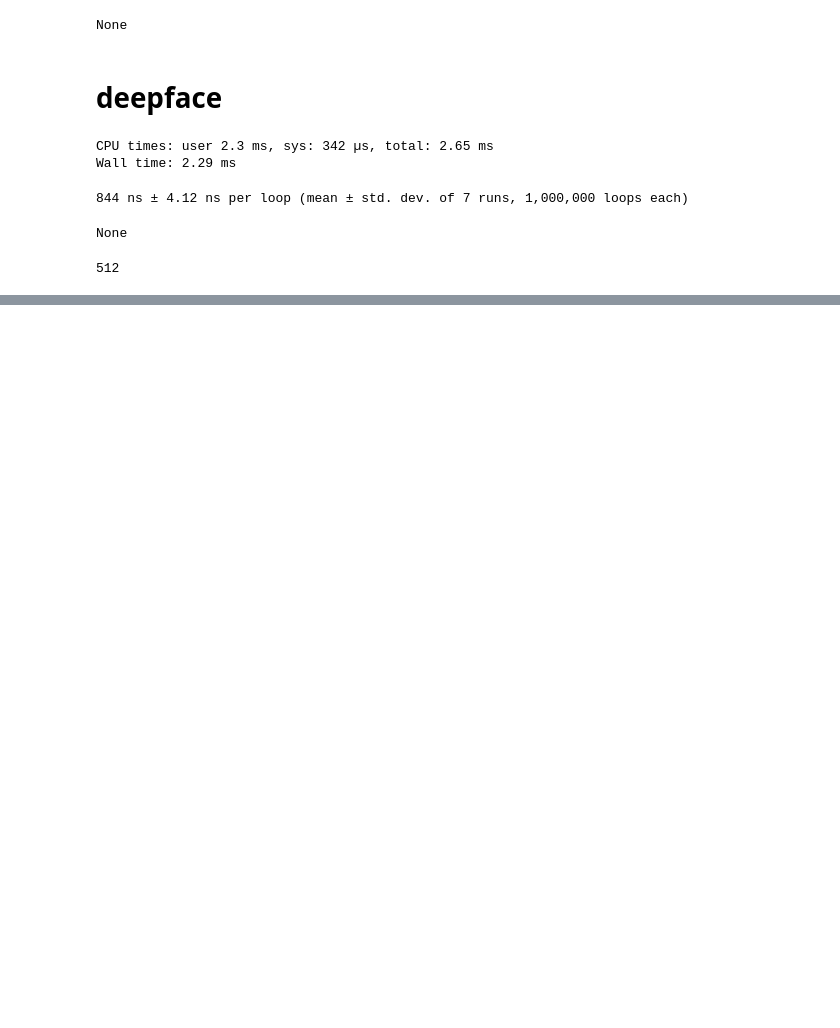
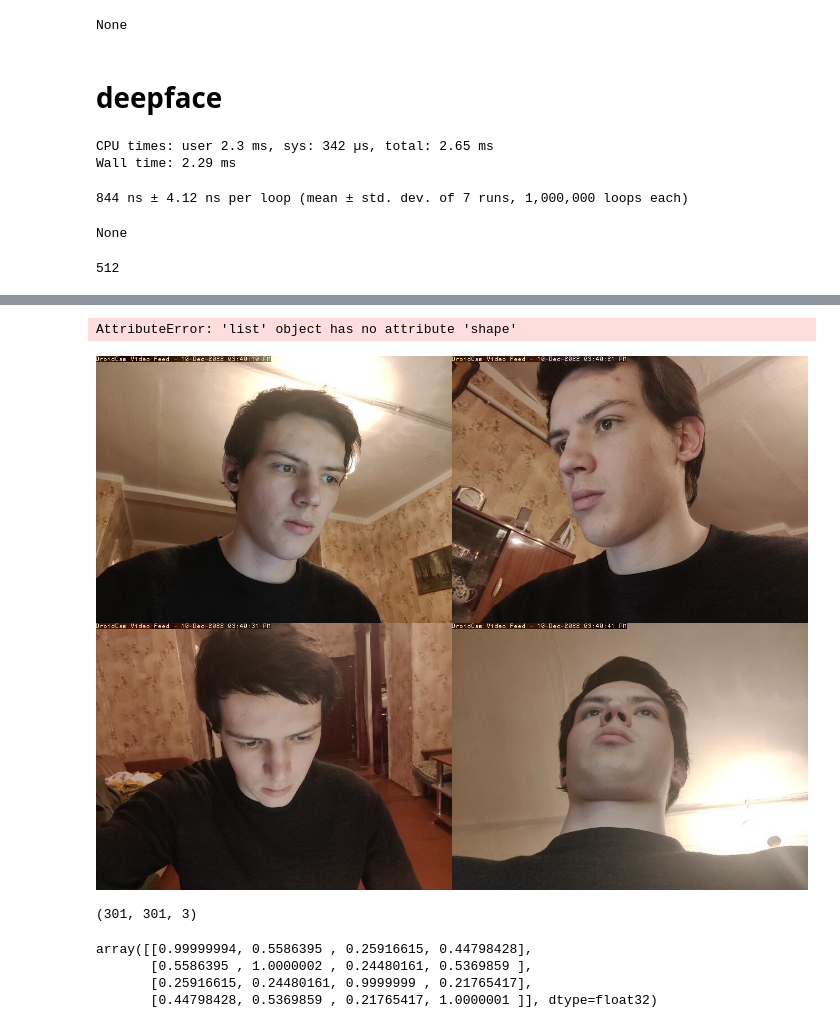
Before and after one commit to Batterlake/tdbm-secure-cctv, a Jupyter notebook: pybooks/video_detect.ipynb, the cells around one changed output, grey strips where cells are left out. Drawn from its saved outputs; the diff is of its cells as text; code cells hidden in the pictures; blank space fills up the shorter version.

```diff
--- a/pybooks/video_detect.ipynb
+++ b/pybooks/video_detect.ipynb
@@ -233,0 +368,21 @@ input_shape_x, input_shape_y = functions.find_input_shape(model)
+# %%
+res = detect_embedd([frame1,frame2,frame3, frame4], 'ssd', 'ArcFace')
+# %% [output]
+AttributeError: 'list' object has no attribute 'shape'
+# %%
+frame1=frame.copy()
+# %%
+frame2=frame.copy()
+# %%
+frame3=frame.copy()
+# %%
+frame4=frame.copy()
+# %%
+from PIL import Image
+i1 = np.concatenate([frame1[:,:,::-1], frame2[:,:,::-1]], axis=1)
+i2 = np.concatenate([frame3[:,:,::-1], frame4[:,:,::-1]], axis=1)
+
+image = np.concatenate([i1,i2], axis=0)
+Image.fromarray(image)
+# %% [output]
+[figure, added]
@@ -233,0 +393,4 @@ input_shape_x, input_shape_y = functions.find_input_shape(model)
+# %%
+faces[0].shape
+# %% [output]
+(301, 301, 3)
@@ -233,0 +403,7 @@ input_shape_x, input_shape_y = functions.find_input_shape(model)
+# %%
+dists
+# %% [output]
+array([[0.99999994, 0.5586395 , 0.25916615, 0.44798428],
+       [0.5586395 , 1.0000002 , 0.24480161, 0.5369859 ],
+       [0.25916615, 0.24480161, 0.9999999 , 0.21765417],
+       [0.44798428, 0.5369859 , 0.21765417, 1.0000001 ]], dtype=float32)
```
Also changed, not shown: parts of 8 cells of this notebook, 2 other files.
